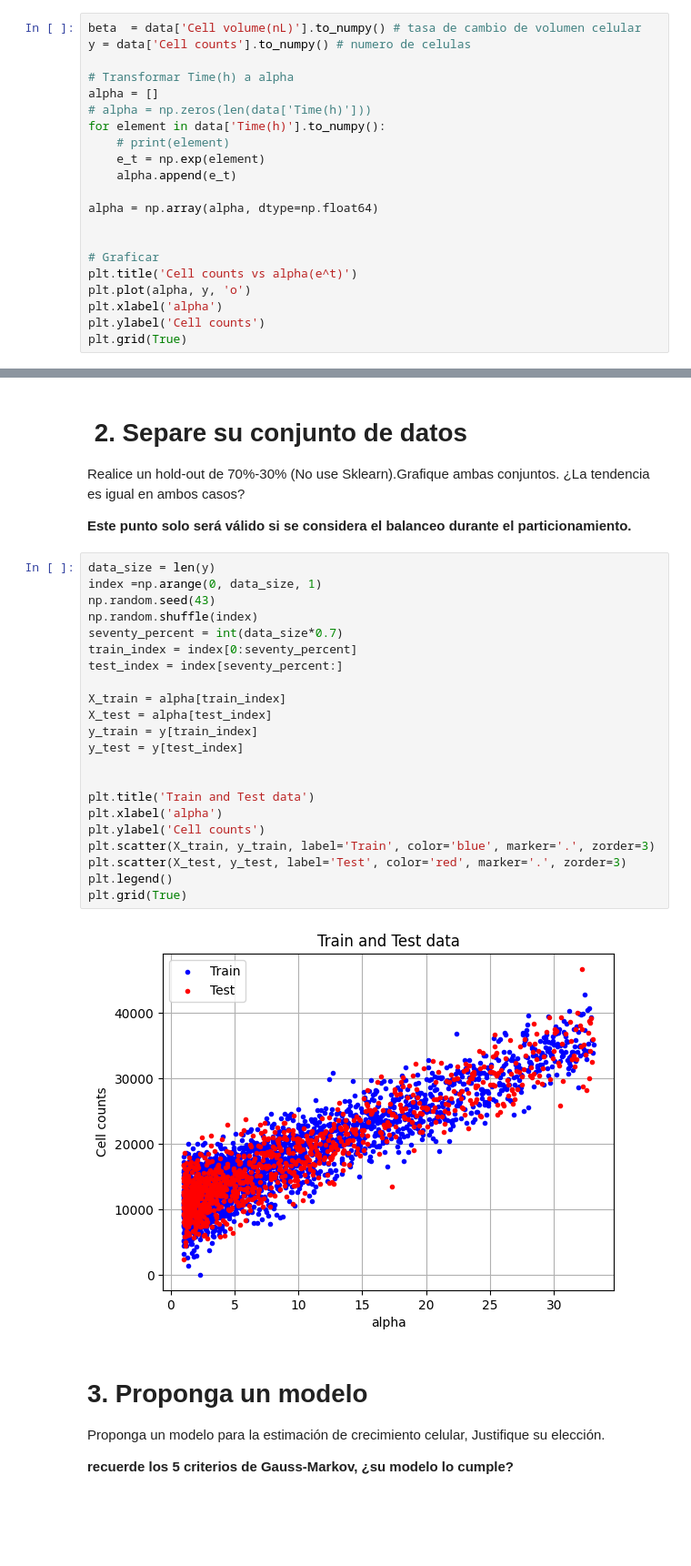
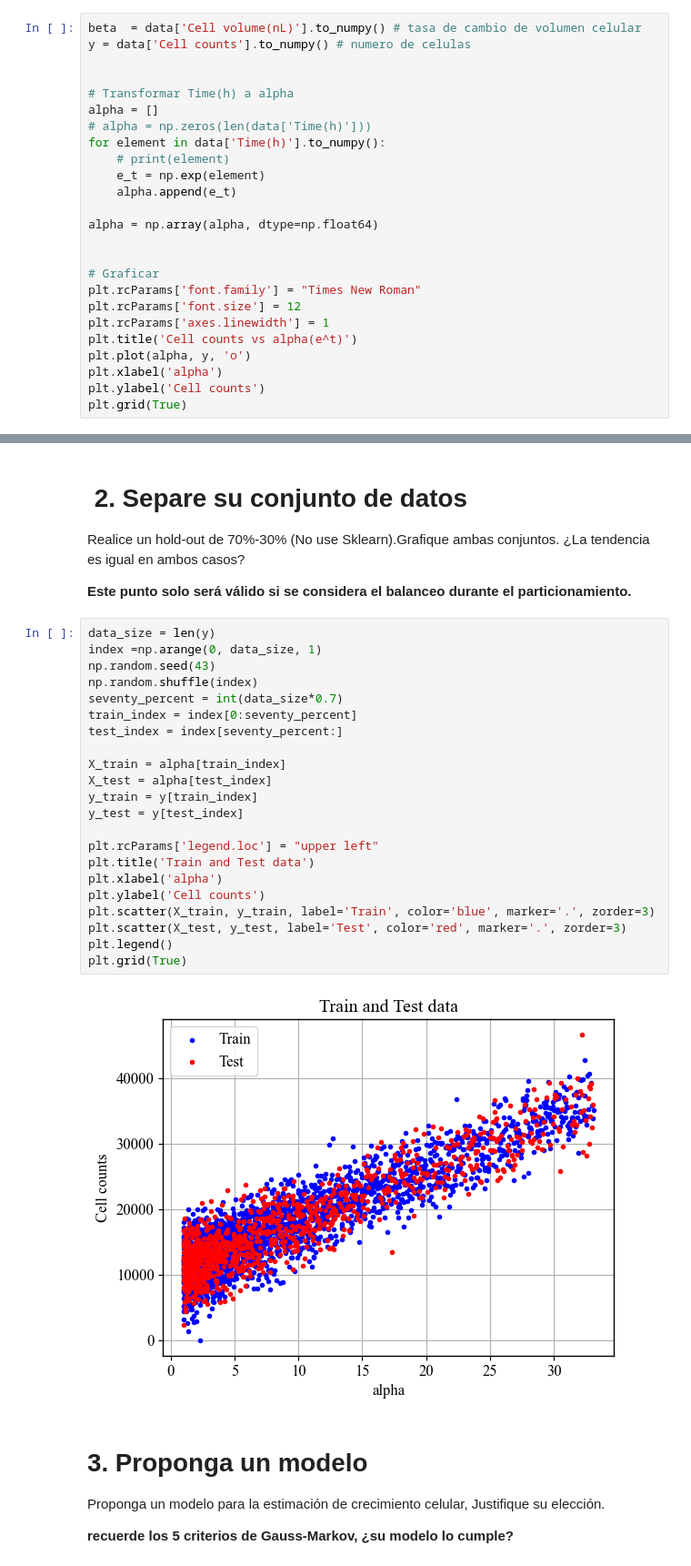
Before and after one commit to MateoPissarello/lineal-regression-ecoli, a Jupyter notebook: Parcial 1.ipynb, the cells around one changed output, grey strips where cells are left out. Shown at 91% size. Drawn from its saved outputs; the diff is of its cells as text; blank space fills up the shorter version.

```diff
--- a/Parcial 1.ipynb
+++ b/Parcial 1.ipynb
@@ -42,6 +47,7 @@ Teniendo esto en cuenta se decide transformar los datos para modelar la funcion
 # %%
 beta  = data['Cell volume(nL)'].to_numpy() # tasa de cambio de volumen celular
 y = data['Cell counts'].to_numpy() # numero de celulas
+
 
 # Transformar Time(h) a alpha
 alpha = []
@@ -55,6 +61,9 @@ alpha = np.array(alpha, dtype=np.float64)
 
 
 # Graficar
+plt.rcParams['font.family'] = "Times New Roman"
+plt.rcParams['font.size'] = 12
+plt.rcParams['axes.linewidth'] = 1
 plt.title('Cell counts vs alpha(e^t)')
 plt.plot(alpha, y, 'o')
 plt.xlabel('alpha')
@@ -73,27 +82,27 @@ Realice un hold-out de 70%-30% (No use Sklearn).Grafique ambas conjuntos. ¿La t
 # %%
 data_size = len(y)
 index =np.arange(0, data_size, 1)
 np.random.seed(43)
 np.random.shuffle(index)
 seventy_percent = int(data_size*0.7)
 train_index = index[0:seventy_percent]
 test_index = index[seventy_percent:]
 
 X_train = alpha[train_index]
 X_test = alpha[test_index]
 y_train = y[train_index]
 y_test = y[test_index]
 
-
+plt.rcParams['legend.loc'] = "upper left"
 plt.title('Train and Test data')
 plt.xlabel('alpha')
 plt.ylabel('Cell counts')
 plt.scatter(X_train, y_train, label='Train', color='blue', marker='.', zorder=3)
 plt.scatter(X_test, y_test, label='Test', color='red', marker='.', zorder=3)
 plt.legend()
 plt.grid(True)
 # %% [output]
-[figure, old version]
+[figure, new version]
 # %% [markdown]
 # 3. Proponga un modelo
 
```
Also changed, not shown: parts of 33 cells of this notebook.
